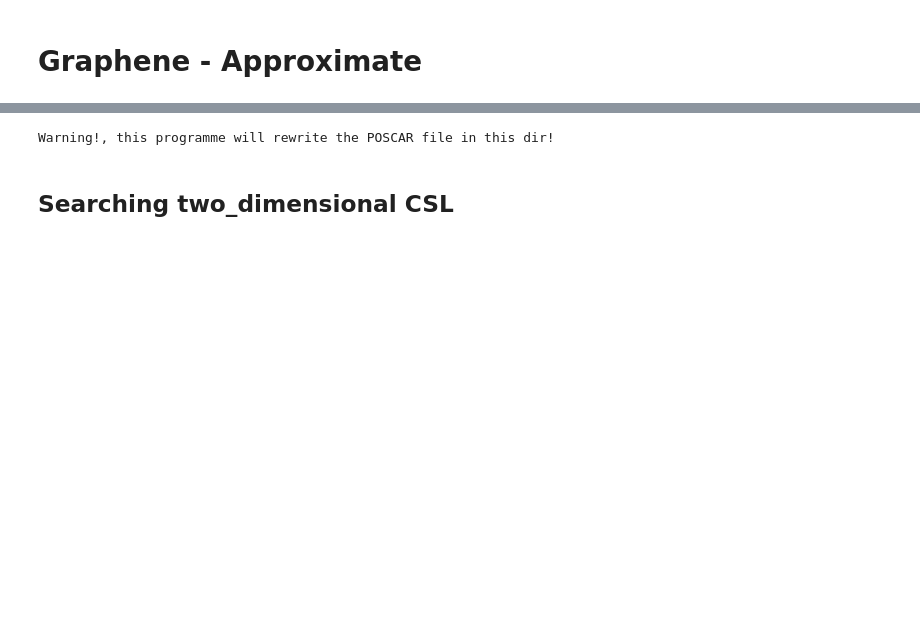
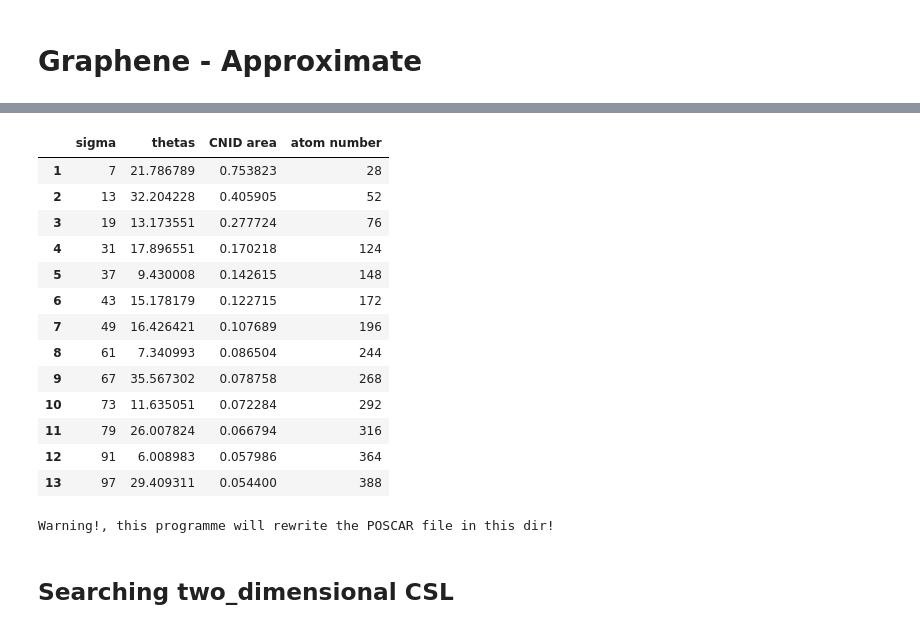
Before and after one commit to nmdl-mizo/interface_master, a Jupyter notebook: test_files/Tutorial_Two-dimensional CSL interfaces_twisted_graphene_layers - Approximate.ipynb, the cells around one changed output, grey strips where cells are left out. Saved outputs shown, nothing was run; the diff lists cells and outputs as text; code cells hidden in the pictures; blank space fills up the shorter version.

Commit message:
functions sampling csl twisted graphene bilayers

```diff
--- a/test_files/Tutorial_Two-dimensional CSL interfaces_twisted_graphene_layers - Approximate.ipynb
+++ b/test_files/Tutorial_Two-dimensional CSL interfaces_twisted_graphene_layers - Approximate.ipynb
@@ -11,0 +14,5 @@ from gb_code.csl_generator import print_list
+# %%
+#sigmas, rotation angles, CNID areas, num of atoms
+sigmas, thetas, A_cnid, anum = get_csl_twisted_graphenes(lim = 10, filename = \
+                                                         'cif_files/C_mp-990448_conventional_standard.cif',\
+                                                        maxsigma = 100)
@@ -12,3 +37,24 @@ from gb_code.csl_generator import print_list
+# %%
+df = pd.DataFrame(column_stack((sigmas, thetas/pi*180, A_cnid, anum)), index = arange(len(sigmas))+1, \
+                  columns = ['sigma','thetas','CNID area','atom number'])
+df['sigma'] = df['sigma'].astype('int')
+df['atom number'] = df['atom number'].astype('int')
+df
+# %% [output]
+|  | sigma | thetas | CNID area | atom number |
+| 1 | 7 | 21.786789 | 0.753823 | 28 |
+| 2 | 13 | 32.204228 | 0.405905 | 52 |
+| 3 | 19 | 13.173551 | 0.277724 | 76 |
+| 4 | 31 | 17.896551 | 0.170218 | 124 |
+| 5 | 37 | 9.430008 | 0.142615 | 148 |
+| 6 | 43 | 15.178179 | 0.122715 | 172 |
+| 7 | 49 | 16.426421 | 0.107689 | 196 |
+| 8 | 61 | 7.340993 | 0.086504 | 244 |
+| 9 | 67 | 35.567302 | 0.078758 | 268 |
+| 10 | 73 | 11.635051 | 0.072284 | 292 |
+| 11 | 79 | 26.007824 | 0.066794 | 316 |
+| 12 | 91 | 6.008983 | 0.057986 | 364 |
+| 13 | 97 | 29.409311 | 0.054400 | 388 |
 # %%
 my_interface = core('cif_files/C_mp-990448_conventional_standard.cif',\
                     'cif_files/C_mp-990448_conventional_standard.cif')
```
Also changed, not shown: parts of 10 cells of this notebook, 4 other files.
